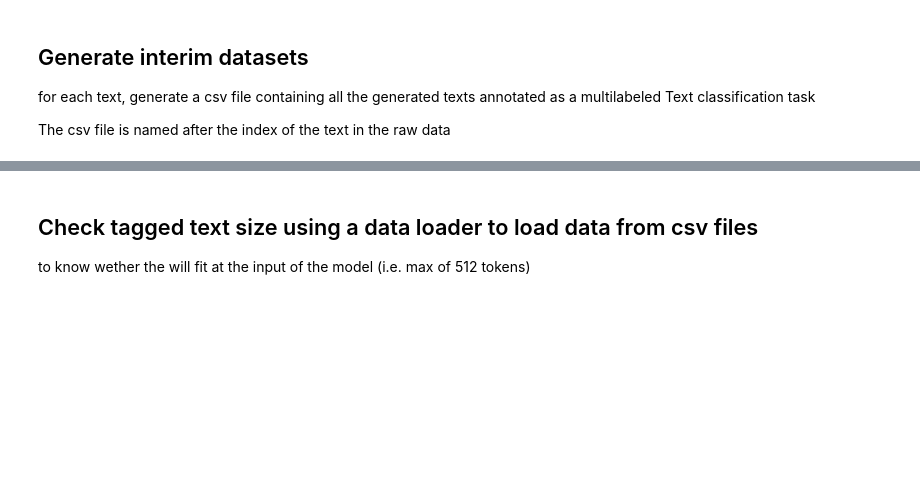
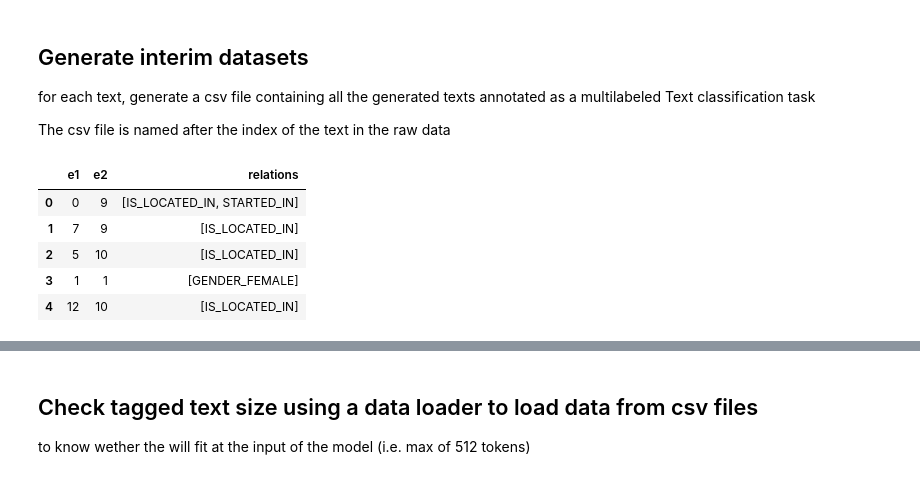
Before and after one commit to tagny/relation_extraction_textmine25, a Jupyter notebook: defi_textmine_2025/eda.ipynb, the cells around one changed output, grey strips where cells are left out. Cells and saved outputs as stored; diff of their text form; code cells hidden in the pictures; blank space fills up the shorter version.

```diff
--- a/defi_textmine_2025/eda.ipynb
+++ b/defi_textmine_2025/eda.ipynb
@@ -415,3 +446,13 @@ pd.DataFrame(
 for each text, generate a csv file containing all the generated texts annotated as a multilabeled Text classification task
 
 The csv file is named after the index of the text in the raw data
+# %%
+data_generator = TextToMultiLabelDataGenerator()
+data_generator.convert_relations_to_dataframe(181, labeled_clean_df.relations.loc[181]).head()
+# %% [output]
+|  | e1 | e2 | relations |
+| 0 | 0 | 9 | [IS_LOCATED_IN, STARTED_IN] |
+| 1 | 7 | 9 | [IS_LOCATED_IN] |
+| 2 | 5 | 10 | [IS_LOCATED_IN] |
+| 3 | 1 | 1 | [GENDER_FEMALE] |
+| 4 | 12 | 10 | [IS_LOCATED_IN] |
```
Also changed, not shown: parts of 33 cells of this notebook, 1 other file.
